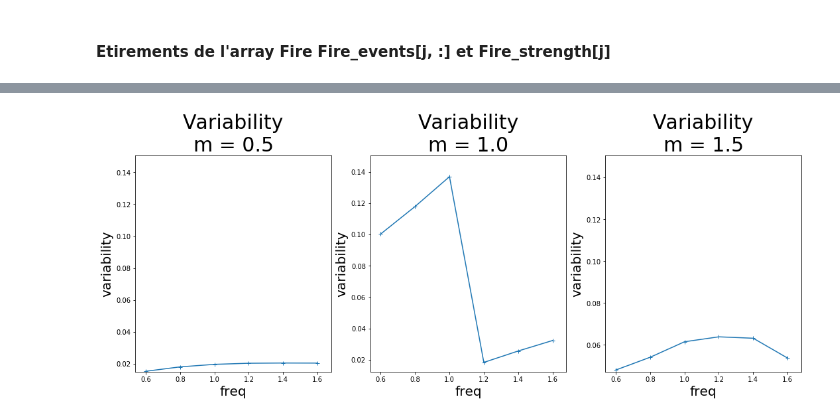
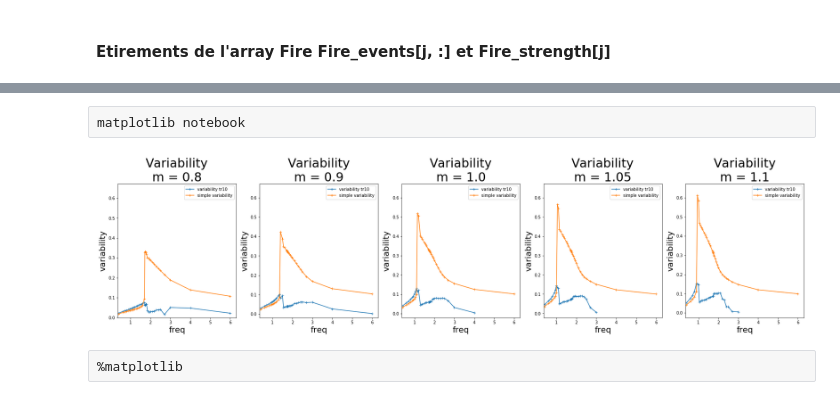
Before and after one commit to cavaillesj/-ecosystem_behavior, a Jupyter notebook: Variability VS frequency.ipynb, the cells around one changed output, grey strips where cells are left out. Cells and saved outputs as stored; diff of their text form; code cells hidden in the pictures.

```diff
--- a/Variability VS frequency.ipynb
+++ b/Variability VS frequency.ipynb
@@ -41,12 +43,16 @@ nParall = len(M)
 # %% [markdown]
 ## Reference
+# %%
+Freq_v = [0.6, 0.8, 1.0, 1.2, 1.4, 1.6, 2., 2.5, 3.]
+M_v = [0.8, 0.9, 1., 1.05, 1.1]
+#nParall = len(M)
 # %%
 #Fire_events = np.zeros((nParall, 1000), dtype="bool")
 #Fire_strength = np.zeros((nParall, 1000))
-freq_ref = 0.6
+freq_ref = Freq_v[0]
 plt.figure(figsize = (18, 6))
 
-m_ref = M[0]
+m_ref = M_v[0]
 Param_phy[1] = m_ref
 Init[1] = Param_phy[1]
 dt=dt_ref
@@ -56,9 +62,11 @@ Fire_events = O.Fire_events
 Fire_strength = O.Fire_strength
 O.solve_by_part()
 var = O.variability("N+W")
+var_a = np.var(O.N+O.W)
 #plt.figure(figsize = (12, 6))
-plt.subplot(1, nParall, j+1)
+#plt.subplot(1, nParall, j+1)
+plt.figure(figsize = (6, 6))
 O.plot_time_series(generation=False, show=False, legend = False)
-plt.title("time series\nm = "+str(m_ref)+", freq = "+str(freq_ref)+"\nVariance = "+str(round(var, 6)), fontsize = 30)
+plt.title("time series\nm = "+str(m_ref)+", freq = "+str(freq_ref)+"\n   Variability_tr10 = "+str(round(var, 6))+"\nSimple variability = "+str(round(var_a, 6)), fontsize = 30)
 plt.show()
 # %% [output]
@@ -66,4 +75,2 @@ plt.show()
 # %% [markdown]
 #### Etirements de l'array Fire Fire_events[j, :] et Fire_strength[j]
-# %%
-Freq = [0.6, .8, 1., 1.2, 1.4, 1.6]
@@ -115,15 +142,28 @@ for i, freq in enumerate(Freq):
+# %% [raw]
+matplotlib notebook
+# %%
+Freq_c = [0.4, 0.6, 0.7, 0.8, 0.9, 0.95, 1.0, 1.05, 1.1, 1.15, 1.2, 1.3, 1.35, 1.4, 1.5, 1.55, 1.6, 1.7, 1.72, 1.73, 1.74, 1.76, 1.78, 1.8, 1.85, 1.9, 1.95, 2., 2.1, 2.2, 2.3, 2.4, 2.5, 2.7, 3., 4., 6.]
+M_c = [0.8, 0.9, 1., 1.05, 1.1]
+Var, Var_a = same(M_c, Freq_c, show = False)
 # %%
-plt.figure(figsize = (18, 6))
-mmax = np.nanmax(np.nanmax(Var))
-for j,m in enumerate(M):
-    plt.subplot(1, nParall, j+1)
-    plt.plot(Freq, Var[:,j], "+-")
-    plt.title("Variability\nm = "+str(M[j]), fontsize = 30)
+plt.figure(figsize = (30, 6))
+mmax_tr10 = np.nanmax(np.nanmax(Var))
+mmax_a = np.nanmax(np.nanmax(Var_a))
+mmax = max([mmax_tr10, mmax_a])
+
+for j,m in enumerate(M_c):
+    plt.subplot(1, len(M_c), j+1)
+    plt.plot(Freq_c, Var[:,j], "+-", label="variability tr10")
+    plt.plot(Freq_c, Var_a[:,j], "+-", label="simple variability")
+    plt.legend()
+    plt.title("Variability\nm = "+str(M_c[j]), fontsize = 30)
     plt.xlabel("freq", fontsize = 20)
     plt.ylabel("variability", fontsize = 20)
     plt.ylim(top = 1.1*mmax)
-    plt.xlim(0.9*Freq[0], 1.05*Freq[-1])
+    plt.xlim(0.9*Freq_c[0], 1.05*Freq_c[-1])
 plt.show()
 # %% [output]
-[figure, old version]
+[figure, new version]
+# %% [raw]
+%matplotlib
 # %%
```
Also changed, not shown: parts of 10 cells of this notebook, 8 other files.
